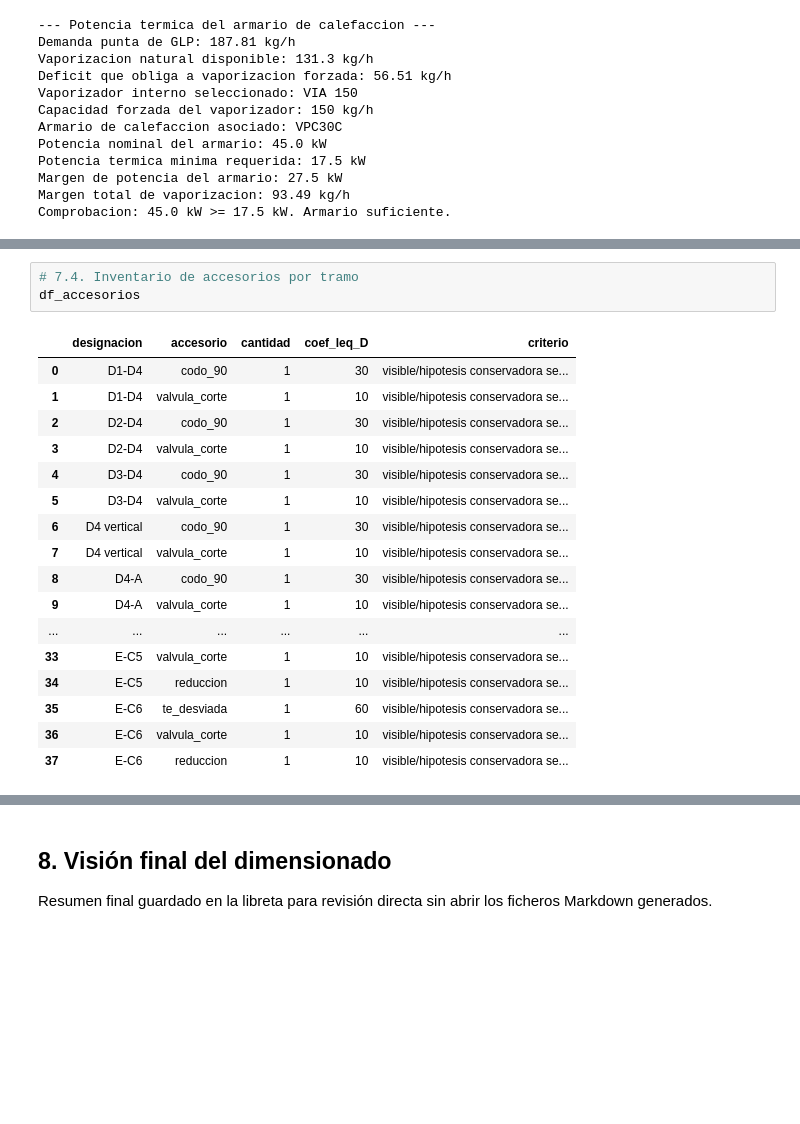
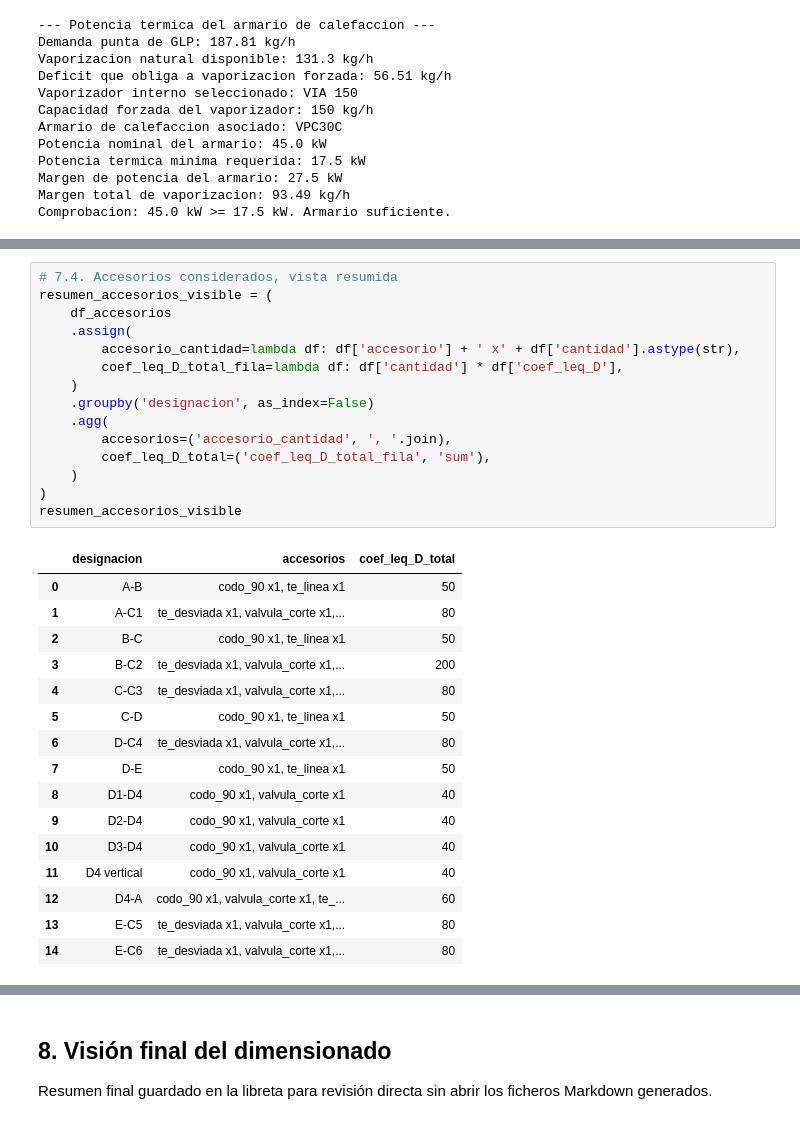
Before and after one commit to Aleesca/Practica_GLP, a Jupyter notebook: calculos/calculos.ipynb, the cells around one changed output, grey strips where cells are left out. Saved outputs shown, nothing was run; the diff lists cells and outputs as text; blank space fills up the shorter version.

```diff
--- a/calculos/calculos.ipynb
+++ b/calculos/calculos.ipynb
@@ -782,22 +569,33 @@ df_consumidores_red
 # %%
-# 7.4. Inventario de accesorios por tramo
-df_accesorios
+# 7.4. Accesorios considerados, vista resumida
+resumen_accesorios_visible = (
+    df_accesorios
+    .assign(
+        accesorio_cantidad=lambda df: df['accesorio'] + ' x' + df['cantidad'].astype(str),
+        coef_leq_D_total_fila=lambda df: df['cantidad'] * df['coef_leq_D'],
+    )
+    .groupby('designacion', as_index=False)
+    .agg(
+        accesorios=('accesorio_cantidad', ', '.join),
+        coef_leq_D_total=('coef_leq_D_total_fila', 'sum'),
+    )
+)
+resumen_accesorios_visible
 # %% [output]
-|  | designacion | accesorio | cantidad | coef_leq_D | criterio |
-| 0 | D1-D4 | codo_90 | 1 | 30 | visible/hipotesis conservadora se... |
-| 1 | D1-D4 | valvula_corte | 1 | 10 | visible/hipotesis conservadora se... |
-| 2 | D2-D4 | codo_90 | 1 | 30 | visible/hipotesis conservadora se... |
-| 3 | D2-D4 | valvula_corte | 1 | 10 | visible/hipotesis conservadora se... |
-| 4 | D3-D4 | codo_90 | 1 | 30 | visible/hipotesis conservadora se... |
-| 5 | D3-D4 | valvula_corte | 1 | 10 | visible/hipotesis conservadora se... |
-| 6 | D4 vertical | codo_90 | 1 | 30 | visible/hipotesis conservadora se... |
-| 7 | D4 vertical | valvula_corte | 1 | 10 | visible/hipotesis conservadora se... |
-| 8 | D4-A | codo_90 | 1 | 30 | visible/hipotesis conservadora se... |
-| 9 | D4-A | valvula_corte | 1 | 10 | visible/hipotesis conservadora se... |
-| ... | ... | ... | ... | ... | ... |
-| 33 | E-C5 | valvula_corte | 1 | 10 | visible/hipotesis conservadora se... |
-| 34 | E-C5 | reduccion | 1 | 10 | visible/hipotesis conservadora se... |
-| 35 | E-C6 | te_desviada | 1 | 60 | visible/hipotesis conservadora se... |
-| 36 | E-C6 | valvula_corte | 1 | 10 | visible/hipotesis conservadora se... |
-| 37 | E-C6 | reduccion | 1 | 10 | visible/hipotesis conservadora se... |
+|  | designacion | accesorios | coef_leq_D_total |
+| 0 | A-B | codo_90 x1, te_linea x1 | 50 |
+| 1 | A-C1 | te_desviada x1, valvula_corte x1,... | 80 |
+| 2 | B-C | codo_90 x1, te_linea x1 | 50 |
+| 3 | B-C2 | te_desviada x1, valvula_corte x1,... | 200 |
+| 4 | C-C3 | te_desviada x1, valvula_corte x1,... | 80 |
+| 5 | C-D | codo_90 x1, te_linea x1 | 50 |
+| 6 | D-C4 | te_desviada x1, valvula_corte x1,... | 80 |
+| 7 | D-E | codo_90 x1, te_linea x1 | 50 |
+| 8 | D1-D4 | codo_90 x1, valvula_corte x1 | 40 |
+| 9 | D2-D4 | codo_90 x1, valvula_corte x1 | 40 |
+| 10 | D3-D4 | codo_90 x1, valvula_corte x1 | 40 |
+| 11 | D4 vertical | codo_90 x1, valvula_corte x1 | 40 |
+| 12 | D4-A | codo_90 x1, valvula_corte x1, te_... | 60 |
+| 13 | E-C5 | te_desviada x1, valvula_corte x1,... | 80 |
+| 14 | E-C6 | te_desviada x1, valvula_corte x1,... | 80 |
 # %%
```
Also changed, not shown: parts of 8 cells of this notebook, 9 other files.
